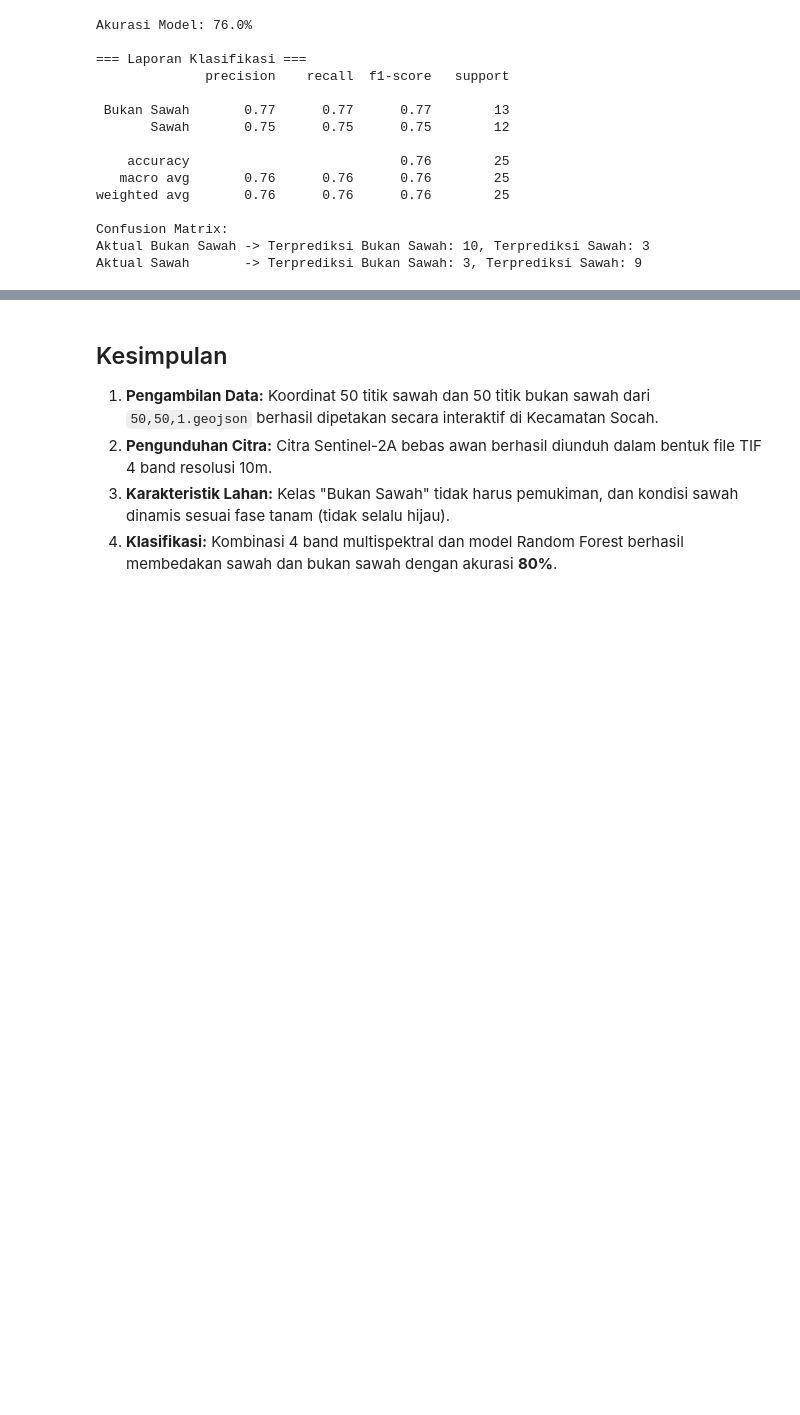
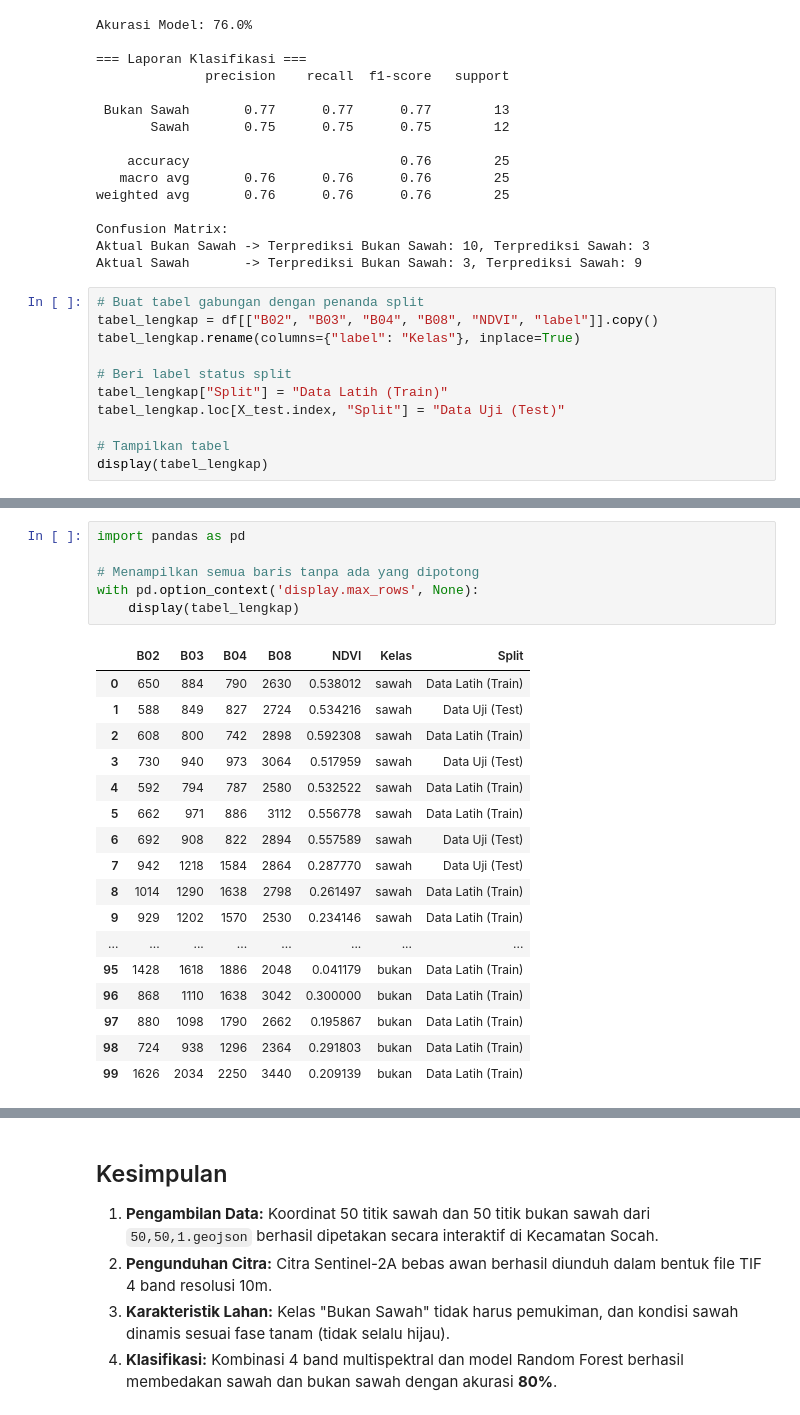
Before and after one commit to SolehMajid/PSD, a Jupyter notebook: pertemuan-5/ambil_data.ipynb, the cells around one changed output, grey strips where cells are left out. Saved outputs shown, nothing was run; the diff lists cells and outputs as text; blank space fills up the shorter version.

```diff
--- a/pertemuan-5/ambil_data.ipynb
+++ b/pertemuan-5/ambil_data.ipynb
@@ -256,3 +279,14 @@ weighted avg       0.76      0.76      0.76        25
 Confusion Matrix:
 Aktual Bukan Sawah -> Terprediksi Bukan Sawah: 10, Terprediksi Sawah: 3
 Aktual Sawah       -> Terprediksi Bukan Sawah: 3, Terprediksi Sawah: 9
+# %%
+# Buat tabel gabungan dengan penanda split
+tabel_lengkap = df[["B02", "B03", "B04", "B08", "NDVI", "label"]].copy()
+tabel_lengkap.rename(columns={"label": "Kelas"}, inplace=True)
+
+# Beri label status split
+tabel_lengkap["Split"] = "Data Latih (Train)"
+tabel_lengkap.loc[X_test.index, "Split"] = "Data Uji (Test)"
+
+# Tampilkan tabel
+display(tabel_lengkap)
@@ -258,0 +307,24 @@ Aktual Sawah       -> Terprediksi Bukan Sawah: 3, Terprediksi Sawah: 9
+# %%
+import pandas as pd
+
+# Menampilkan semua baris tanpa ada yang dipotong
+with pd.option_context('display.max_rows', None):
+    display(tabel_lengkap)
+# %% [output]
+|  | B02 | B03 | B04 | B08 | NDVI | Kelas | Split |
+| 0 | 650 | 884 | 790 | 2630 | 0.538012 | sawah | Data Latih (Train) |
+| 1 | 588 | 849 | 827 | 2724 | 0.534216 | sawah | Data Uji (Test) |
+| 2 | 608 | 800 | 742 | 2898 | 0.592308 | sawah | Data Latih (Train) |
+| 3 | 730 | 940 | 973 | 3064 | 0.517959 | sawah | Data Uji (Test) |
+| 4 | 592 | 794 | 787 | 2580 | 0.532522 | sawah | Data Latih (Train) |
+| 5 | 662 | 971 | 886 | 3112 | 0.556778 | sawah | Data Latih (Train) |
+| 6 | 692 | 908 | 822 | 2894 | 0.557589 | sawah | Data Uji (Test) |
+| 7 | 942 | 1218 | 1584 | 2864 | 0.287770 | sawah | Data Uji (Test) |
+| 8 | 1014 | 1290 | 1638 | 2798 | 0.261497 | sawah | Data Latih (Train) |
+| 9 | 929 | 1202 | 1570 | 2530 | 0.234146 | sawah | Data Latih (Train) |
+| ... | ... | ... | ... | ... | ... | ... | ... |
+| 95 | 1428 | 1618 | 1886 | 2048 | 0.041179 | bukan | Data Latih (Train) |
+| 96 | 868 | 1110 | 1638 | 3042 | 0.300000 | bukan | Data Latih (Train) |
+| 97 | 880 | 1098 | 1790 | 2662 | 0.195867 | bukan | Data Latih (Train) |
+| 98 | 724 | 938 | 1296 | 2364 | 0.291803 | bukan | Data Latih (Train) |
+| 99 | 1626 | 2034 | 2250 | 3440 | 0.209139 | bukan | Data Latih (Train) |
```
Also changed, not shown: parts of 5 cells of this notebook, 35 other files.
